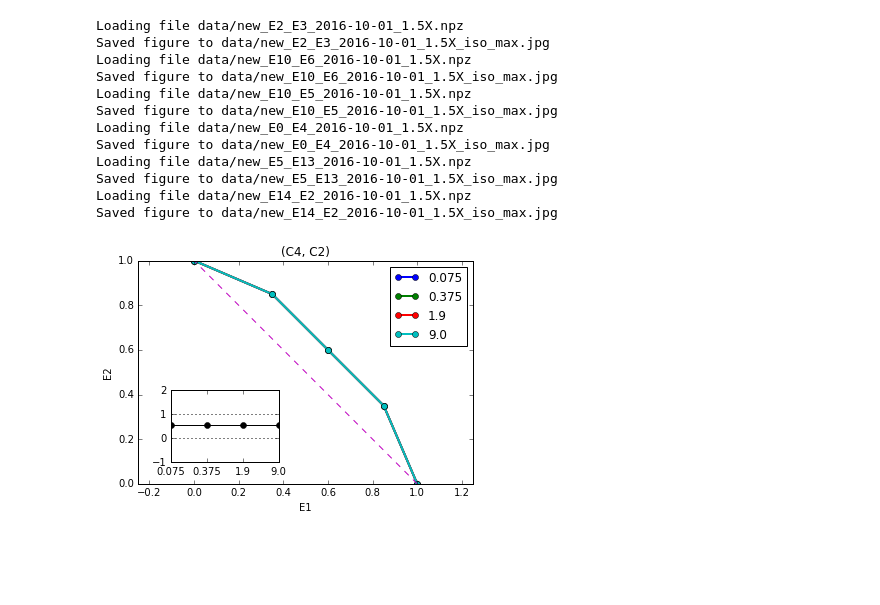
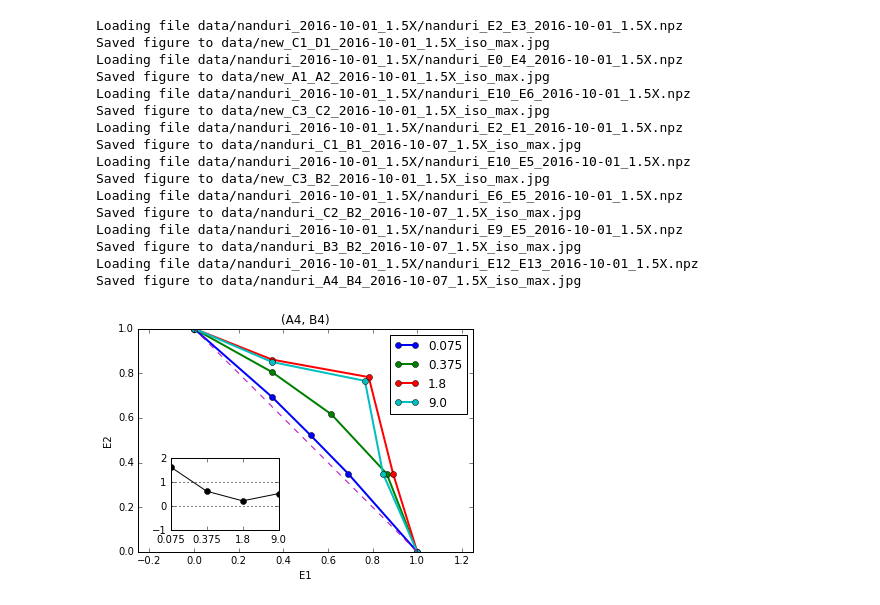
Before and after one commit to mbeyeler/pulse2percept, a Jupyter notebook: examples/notebooks/1.2-mb-exp-Horsager2011-analyze.ipynb, the cells around one changed output. Drawn from its saved outputs; the diff is of its cells as text; code cells hidden in the pictures; blank space fills up the shorter version.

```diff
--- a/examples/notebooks/1.2-mb-exp-Horsager2011-analyze.ipynb
+++ b/examples/notebooks/1.2-mb-exp-Horsager2011-analyze.ipynb
@@ -10,23 +10,30 @@ import matplotlib.pyplot as plt
 %matplotlib inline
 # %%
 def fit_amps(x, y, match_y):
-    # spline interpolation for given x,y measurements
-    f = interp1d(x, y, fill_value='extrapolate')
+    # We are given a list of input values `x` and their corresponding output values
+    # `y` = f(x). We want to find the `x` value for which f(x) = `match_y`.
 
-    # finer-grained x-scale
-    x_finer = np.linspace(x[0], x[-1], 100)
+    # Easiest way is to use interp1d as x = f(y)!
+    f = interp1d(y, x, fill_value='extrapolate')
+    return f(match_y)
 
-    # find idx of argmin
-    idx = np.abs(f(x_finer) - match_y).argmin()
+#     # spline interpolation for given x,y measurements
+#     f = interp1d(x, y, fill_value='extrapolate')
 
-    # return x value
-    return x_finer[idx]
+#     # finer-grained x-scale
+#     x_finer = np.linspace(x[0], x[-1], 1000)
+
+#     # find idx of argmin
+#     idx = np.abs(f(x_finer) - match_y).argmin()
+
+#     # return x value
+#     return x_finer[idx]
 # %%
 def fit_gamma(x, y):
     # for all points (x,y), calculate r and compare to predicted
     best_err = np.inf
     best_gamma = 0
-    for gamma in np.linspace(-1, 2, 100):
+    for gamma in np.linspace(-2, 3, 100):
         err = np.sum(np.abs( np.sqrt(x**2 + y**2 + gamma * x * y) - 1))
         if err < best_err:
             best_err = err
@@ -126,10 +140,10 @@ def plot_isobrightness(amp_E1, amp_E2, gamma, delay, exp_params, save_fig=True):
     plt.ylim(-1, 2)
 
     if save_fig:
-        filename = '%s%s_E%d_E%d_%s_%.1fX_iso_%s.jpg' % (exp_params['save_dir'],
+        filename = '%s%s_%s_%s_%s_%.1fX_iso_%s.jpg' % (exp_params['save_dir'],
                                                          exp_params['name'],
-                                                         exp_params['idx_E1'],
-                                                         exp_params['idx_E2'],
+                                                         exp_params['name_E1'],
+                                                         exp_params['name_E2'],
                                                          exp_params['date'],
                                                          exp_params['fac_thresh'],
                                                          mode)
@@ -153,44 +168,50 @@ def plot_gamma(all_gamma, delay, mode, save_fig=True):
 # %%
 # how to get brightness from pulse train
 # {'max', 'softmax', 'mean'}
 mode = 'max'
 
-prefix = 'data/new_'
+prefix = 'data/nanduri_2016-10-01_1.5X/nanduri_'
 suffix = '2016-10-01_1.5X.npz'
-idx_E1 = [2, 10, 10, 0,  5, 14]
-idx_E2 = [3,  6,  5, 4, 13,  2]
+
+# all pairs that are 800um away
+idx_E1 = [2, 0, 10, 2, 10, 6, 9, 12]
+idx_E2 = [3, 4,  6, 1,  5, 5, 5, 13]
 
 all_amp1 = []
 all_amp2 = []
 all_gamma = []
 for E1, E2 in zip(idx_E1, idx_E2):
     # Load data from file
     filename = '%sE%d_E%d_%s' % (prefix, E1, E2, suffix)
     print('Loading file ' + filename)
     exp_data = np.load(filename)
     data = exp_data['data'][()]
     exp_params = exp_data['exp_params'][()]
 
     # calculate isobrightness curve
     amp1, amp2, gamma = get_isobrightness(data, exp_params, mode=mode)
     all_amp1.append(amp1)
     all_amp2.append(amp2)
     all_gamma.append(gamma)
 
     # find delays from file specs
     delay = np.unique(data['cond3']['delay'])
     plot_isobrightness(amp1, amp2, gamma, delay, exp_params)
 # %% [output]
-Loading file data/new_E2_E3_2016-10-01_1.5X.npz
-Saved figure to data/new_E2_E3_2016-10-01_1.5X_iso_max.jpg
-Loading file data/new_E10_E6_2016-10-01_1.5X.npz
-Saved figure to data/new_E10_E6_2016-10-01_1.5X_iso_max.jpg
-Loading file data/new_E10_E5_2016-10-01_1.5X.npz
-Saved figure to data/new_E10_E5_2016-10-01_1.5X_iso_max.jpg
-Loading file data/new_E0_E4_2016-10-01_1.5X.npz
-Saved figure to data/new_E0_E4_2016-10-01_1.5X_iso_max.jpg
-Loading file data/new_E5_E13_2016-10-01_1.5X.npz
-Saved figure to data/new_E5_E13_2016-10-01_1.5X_iso_max.jpg
-Loading file data/new_E14_E2_2016-10-01_1.5X.npz
-Saved figure to data/new_E14_E2_2016-10-01_1.5X_iso_max.jpg
+Loading file data/nanduri_2016-10-01_1.5X/nanduri_E2_E3_2016-10-01_1.5X.npz
+Saved figure to data/new_C1_D1_2016-10-01_1.5X_iso_max.jpg
+Loading file data/nanduri_2016-10-01_1.5X/nanduri_E0_E4_2016-10-01_1.5X.npz
+Saved figure to data/new_A1_A2_2016-10-01_1.5X_iso_max.jpg
+Loading file data/nanduri_2016-10-01_1.5X/nanduri_E10_E6_2016-10-01_1.5X.npz
+Saved figure to data/new_C3_C2_2016-10-01_1.5X_iso_max.jpg
+Loading file data/nanduri_2016-10-01_1.5X/nanduri_E2_E1_2016-10-01_1.5X.npz
+Saved figure to data/nanduri_C1_B1_2016-10-07_1.5X_iso_max.jpg
+Loading file data/nanduri_2016-10-01_1.5X/nanduri_E10_E5_2016-10-01_1.5X.npz
+Saved figure to data/new_C3_B2_2016-10-01_1.5X_iso_max.jpg
+Loading file data/nanduri_2016-10-01_1.5X/nanduri_E6_E5_2016-10-01_1.5X.npz
+Saved figure to data/nanduri_C2_B2_2016-10-07_1.5X_iso_max.jpg
+Loading file data/nanduri_2016-10-01_1.5X/nanduri_E9_E5_2016-10-01_1.5X.npz
+Saved figure to data/nanduri_B3_B2_2016-10-07_1.5X_iso_max.jpg
+Loading file data/nanduri_2016-10-01_1.5X/nanduri_E12_E13_2016-10-01_1.5X.npz
+Saved figure to data/nanduri_A4_B4_2016-10-07_1.5X_iso_max.jpg
-[figure, old version]
+[figure, new version]
```
Also changed, not shown: parts of 6 cells of this notebook, 18 other files.
